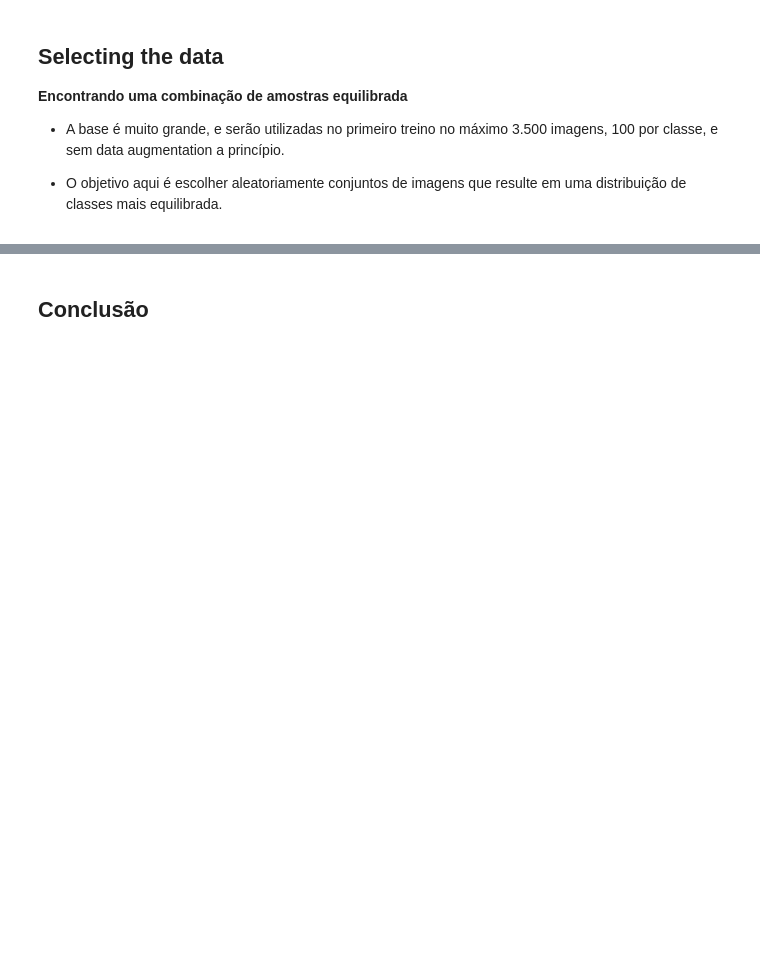
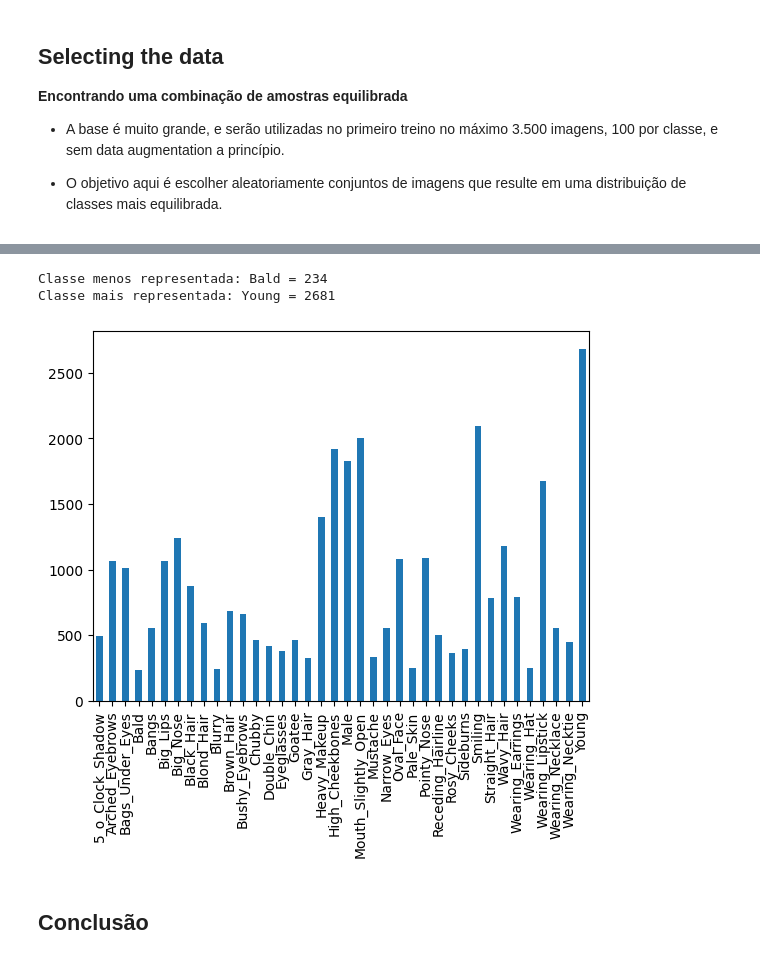
Before and after one commit to FlaviaLopes/dio-challenges-coding-the-future-with-baires-dev, a Jupyter notebook: projeto_1/Feature_Engineering_Celeb_A.ipynb, the cells around one changed output, grey strips where cells are left out. Drawn from its saved outputs; the diff is of its cells as text; code cells hidden in the pictures; blank space fills up the shorter version.

```diff
--- a/projeto_1/Feature_Engineering_Celeb_A.ipynb
+++ b/projeto_1/Feature_Engineering_Celeb_A.ipynb
@@ -231,0 +249,5 @@ Distribuição de classes no novo conjunto: [ 868  849  128  530  822  970  789
+# %%
+X_best, y_best, best_std_relative = find_balanced_subset(X, y, per_class=100, patience=500, num_iterations=50000)
+
+print(f"Melhor conjunto encontrado com desvio padrão relativo: {best_std_relative:.4f}")
+print(f"Tamanho do novo conjunto: {len(X_best)} imagens")
@@ -253,3 +277,11 @@ Classe mais representada: Young = 2306
+# %%
+print(f'Classe menos representada: {df_2.columns[1:][df_2.iloc[:, 1:].sum().argmin()]} = {df_2.iloc[:, 1:].sum().min()}')
+print(f'Classe mais representada: {df_2.columns[1:][df_2.iloc[:, 1:].sum().argmax()]} = {df_2.iloc[:, 1:].sum().max()}')
+df_2.iloc[:, 1:].sum().plot(kind='bar');
+# %% [output]
+Classe menos representada: Bald = 234
+Classe mais representada: Young = 2681
+[figure, added]
 # %% [markdown]
 ## Conclusão
 # %% [markdown]
```
Also changed, not shown: parts of 18 cells of this notebook.
